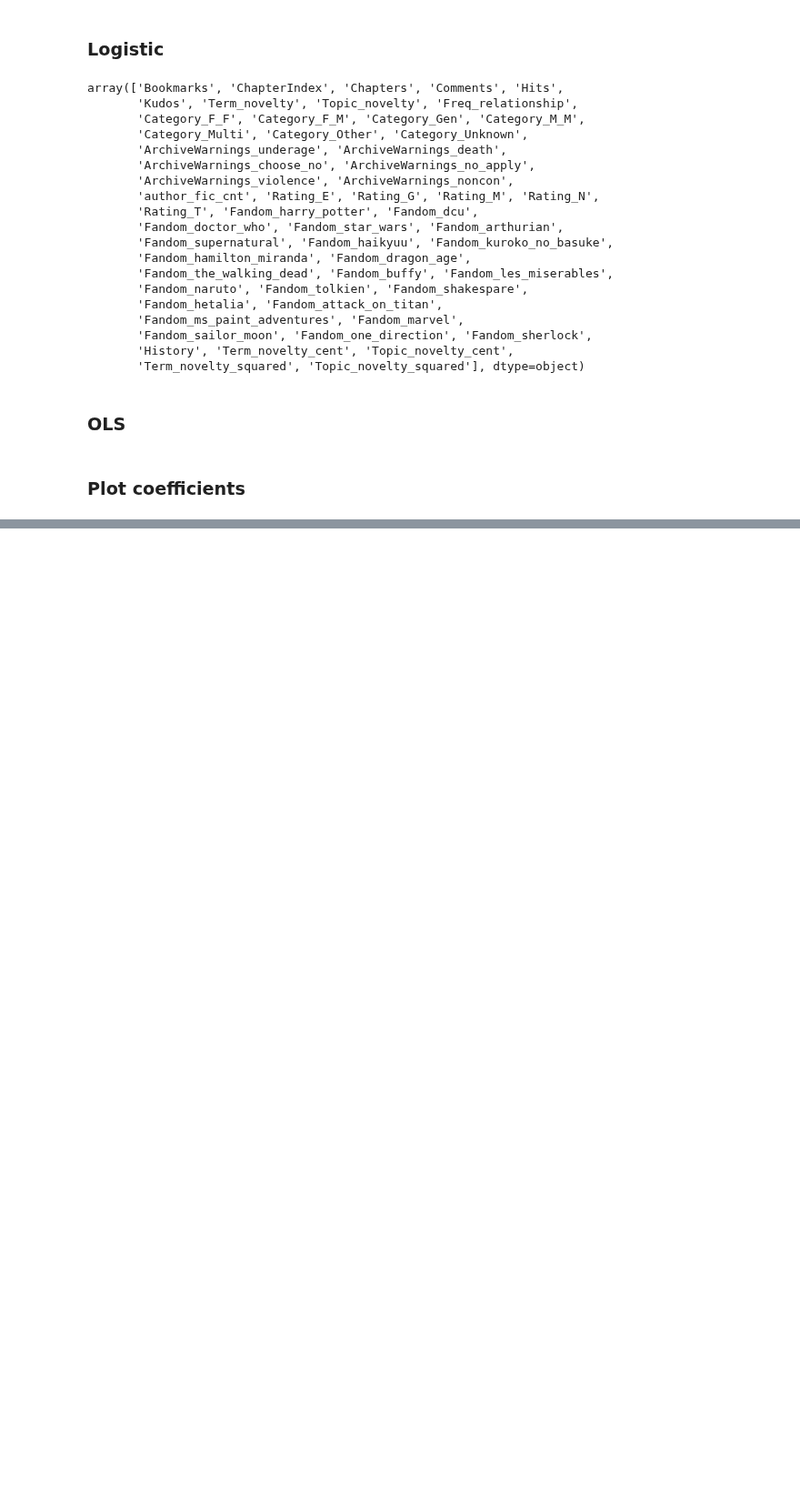
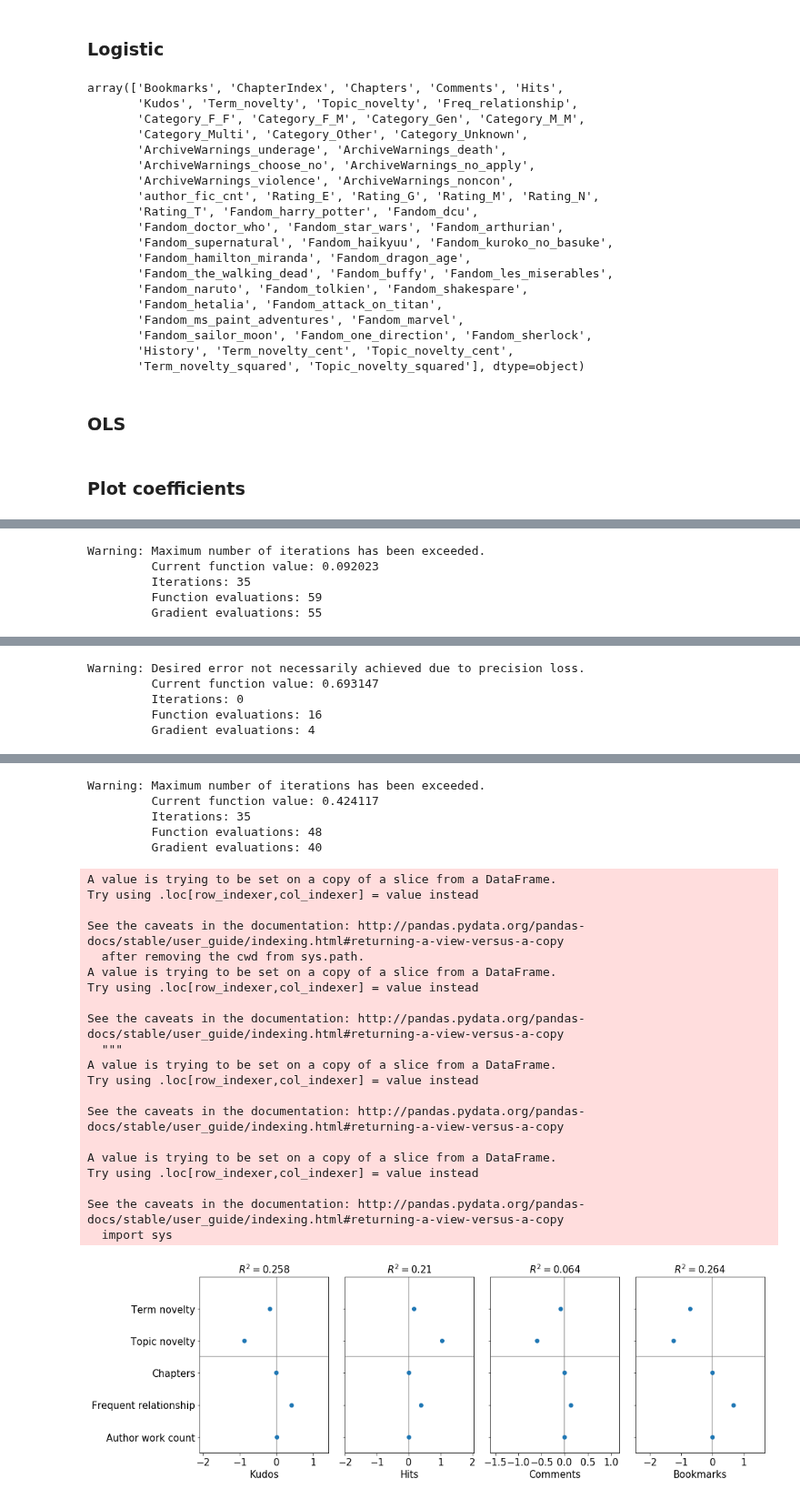
Before and after one commit to yzjing/ao3_old, a Jupyter notebook: exps/20190919_current_exps/2-step_addsq.ipynb, the cells around one changed output, grey strips where cells are left out. Shown at 91% size. Cells and saved outputs as stored; diff of their text form; code cells hidden in the pictures; blank space fills up the shorter version.

```diff
--- a/exps/20190919_current_exps/2-step_addsq.ipynb
+++ b/exps/20190919_current_exps/2-step_addsq.ipynb
@@ -174,4 +197,0 @@ hits_err = list(hits_model.bse)[1:-1]
-# %%
-comments_model = run_ols(df_all, 'Comments')
-comments_coef = list(comments_model.params)[1:-1]
-comments_err = list(comments_model.bse)[1:-1]
@@ -180,4 +197,0 @@ KeyError: "['Words'] not in index"
-# %%
-bookmarks_model = run_ols(df_all, 'Bookmarks')
-bookmarks_coef = list(bookmarks_model.params)[1:-1]
-bookmarks_err = list(bookmarks_model.bse)[1:-1]
@@ -222,0 +198,18 @@ Warning: Desired error not necessarily achieved due to precision loss.
+# %%
+def run_all(sq_option):
+    global kudos_model, kudos_coef, kudos_err, hits_model, hits_coef, hits_err
+    global comments_model,comments_coef, comments_err, bookmarks_model, bookmarks_coef, bookmarks_err
+    global ylabels
+
+    kudos_model = run_ols(df_all, 'Kudos', sq_option=sq_option)
+    kudos_coef = np.asarray(list(kudos_model.params)[1:-1])
+    kudos_err = list(kudos_model.bse)[1:-1]
+    hits_model = run_ols(df_all, 'Hits', sq_option=sq_option)
+    hits_coef = list(hits_model.params)[1:-1]
+    hits_err = list(hits_model.bse)[1:-1]
+    comments_model = run_ols(df_all, 'Comments', sq_option=sq_option)
+    comments_coef = list(comments_model.params)[1:-1]
+    comments_err = list(comments_model.bse)[1:-1]
+    bookmarks_model = run_ols(df_all, 'Bookmarks', sq_option=sq_option)
+    bookmarks_coef = list(bookmarks_model.params)[1:-1]
+    bookmarks_err = list(bookmarks_model.bse)[1:-1]
@@ -264,12 +283,0 @@ def plot_ax(ax, coef, err, xlim_left, xlim_right, rsquared=0, xlabel='', ylabel_
-# %%
-def plot_fig(partial=False):
-    if partial:
-        fig, ax = plt.subplots(1,4,figsize = (15,5))
-    else:
-        fig, ax = plt.subplots(1,4,figsize = (15,17))
-    plot_ax(ax=ax[0], coef=kudos_coef, err=kudos_err, xlim_left=-3, xlim_right=5, rsquared=0.264, xlabel='Kudos', partial=partial, ylabel_flag=True)
-    plot_ax(ax=ax[1], coef=hits_coef, err=hits_err, rsquared='0.330', xlabel='Hits', xlim_left=-2, xlim_right=3, partial=partial)
-    plot_ax(ax=ax[2], coef=comments_coef, err=comments_err, rsquared=0.278, partial=partial, xlim_left=-3, xlim_right=8, xlabel='Comments')
-    plot_ax(ax=ax[3], coef=bookmarks_coef, err=bookmarks_err, rsquared=0.258, partial=partial,  xlim_left=-3, xlim_right=5, xlabel='Bookmarks')
-    plt.tight_layout()
-    plt.savefig('ols_coefs_sq_partial={}.pdf'.format(partial), format='pdf')
@@ -283,0 +284,5 @@ plot_fig()
+# %%
+run_all(sq_option=False)
+plot_fig(partial=True, sq_option=False)
+plot_fig(partial=False, sq_option=False)
+# %% [output]
@@ -283,0 +314,5 @@ plot_fig()
+Warning: Maximum number of iterations has been exceeded.
+         Current function value: 0.092023
+         Iterations: 35
+         Function evaluations: 59
+         Gradient evaluations: 55
@@ -283,0 +339,5 @@ plot_fig()
+Warning: Desired error not necessarily achieved due to precision loss.
+         Current function value: 0.693147
+         Iterations: 0
+         Function evaluations: 16
+         Gradient evaluations: 4
@@ -283,0 +364,26 @@ plot_fig()
+Warning: Maximum number of iterations has been exceeded.
+         Current function value: 0.424117
+         Iterations: 35
+         Function evaluations: 48
+         Gradient evaluations: 40
+A value is trying to be set on a copy of a slice from a DataFrame.
+Try using .loc[row_indexer,col_indexer] = value instead
+
+See the caveats in the documentation: http://pandas.pydata.org/pandas-docs/stable/user_guide/indexing.html#returning-a-view-versus-a-copy
+  after removing the cwd from sys.path.
+A value is trying to be set on a copy of a slice from a DataFrame.
+Try using .loc[row_indexer,col_indexer] = value instead
+
+See the caveats in the documentation: http://pandas.pydata.org/pandas-docs/stable/user_guide/indexing.html#returning-a-view-versus-a-copy
+  """
+A value is trying to be set on a copy of a slice from a DataFrame.
+Try using .loc[row_indexer,col_indexer] = value instead
+
+See the caveats in the documentation: http://pandas.pydata.org/pandas-docs/stable/user_guide/indexing.html#returning-a-view-versus-a-copy
+
+A value is trying to be set on a copy of a slice from a DataFrame.
+Try using .loc[row_indexer,col_indexer] = value instead
+
+See the caveats in the documentation: http://pandas.pydata.org/pandas-docs/stable/user_guide/indexing.html#returning-a-view-versus-a-copy
+  import sys
+[figure, added]
```
Also changed, not shown: parts of 14 cells of this notebook, 1 other file.
